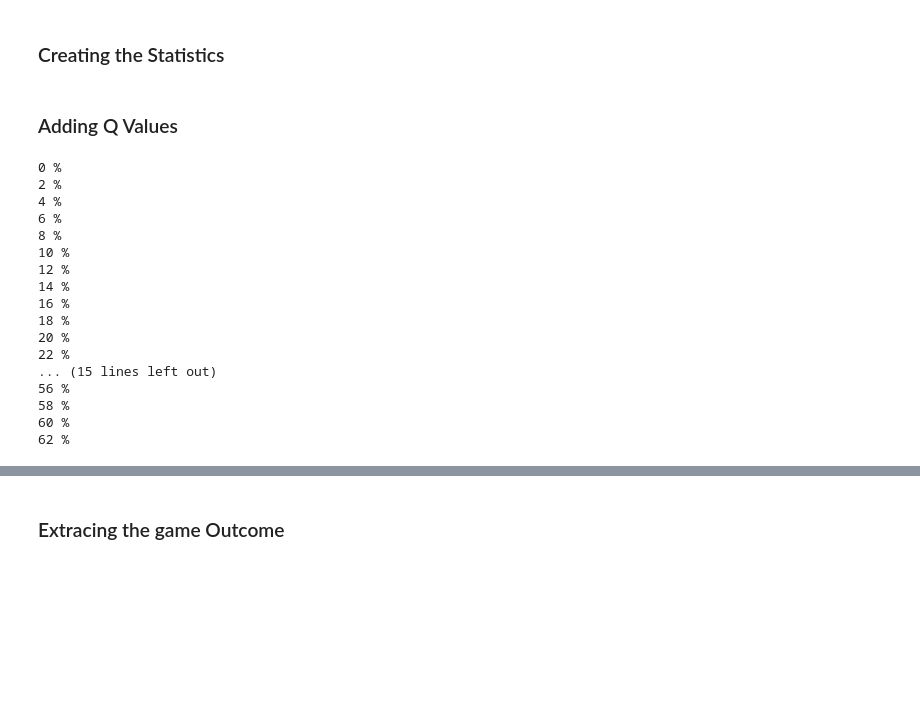
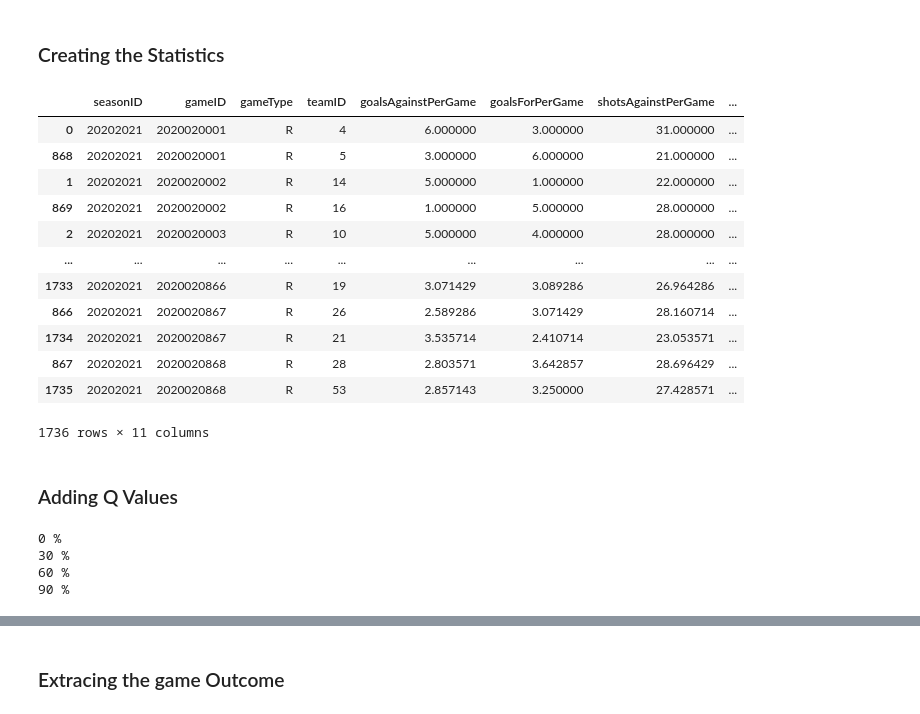
Before and after one commit to avickars/NHL-Database, a Jupyter notebook: Analysis/predicting_wins.ipynb, the cells around one changed output, grey strips where cells are left out. Cells and saved outputs as stored; diff of their text form; code cells hidden in the pictures; blank space fills up the shorter version.

Commit message:
completed ETL for game outcome prediction

```diff
--- a/Analysis/predicting_wins.ipynb
+++ b/Analysis/predicting_wins.ipynb
@@ -18,17 +18,17 @@ connection = conn.open()
 cursor = connection.cursor()
 # %%
 # Getting the live_feed data
-live_feed = pd.read_sql_query("select * from live_feed", connection)
+live_feed = pd.read_sql_query("select * from live_feed where gameID >= 2020020001", connection)
 # %%
 # Getting the seasons data
-seasons = pd.read_sql_query("select * from schedules", connection)
+seasons = pd.read_sql_query("select * from schedules where gameID >= 2020020001", connection)
 # %%
 # Filtering to regular seasons games and 20102011 onwards (when live data started)
 seasonsFiltered = seasons[seasons['seasonID'] >= 20102011]
 seasonsFiltered = seasonsFiltered[seasonsFiltered['gameType'] == 'R']
 # %%
 # Getting and filtering the raw data
-rawData = pd.merge(live_feed,seasons, how='right',on='gameID')
+rawData = pd.merge(live_feed,seasons, how='inner',on='gameID')
 rawData = rawData[rawData['seasonID'] >= 20102011]
 rawData = rawData[rawData['gameType'] == 'R']
 # %% [markdown]
@@ -139,6 +203,22 @@ statsComplete = stats.drop(['goalsFor',
                             'shotsForTotal',
                             'winLoss',
                             'winLossTotal'], axis=1)
+# %%
+statsComplete
+# %% [output]
+|  | seasonID | gameID | gameType | teamID | goalsAgainstPerGame | goalsForPerGame | shotsAgainstPerGame | ... |
+| 0 | 20202021 | 2020020001 | R | 4 | 6.000000 | 3.000000 | 31.000000 | ... |
+| 868 | 20202021 | 2020020001 | R | 5 | 3.000000 | 6.000000 | 21.000000 | ... |
+| 1 | 20202021 | 2020020002 | R | 14 | 5.000000 | 1.000000 | 22.000000 | ... |
+| 869 | 20202021 | 2020020002 | R | 16 | 1.000000 | 5.000000 | 28.000000 | ... |
+| 2 | 20202021 | 2020020003 | R | 10 | 5.000000 | 4.000000 | 28.000000 | ... |
+| ... | ... | ... | ... | ... | ... | ... | ... | ... |
+| 1733 | 20202021 | 2020020866 | R | 19 | 3.071429 | 3.089286 | 26.964286 | ... |
+| 866 | 20202021 | 2020020867 | R | 26 | 2.589286 | 3.071429 | 28.160714 | ... |
+| 1734 | 20202021 | 2020020867 | R | 21 | 3.535714 | 2.410714 | 23.053571 | ... |
+| 867 | 20202021 | 2020020868 | R | 28 | 2.803571 | 3.642857 | 28.696429 | ... |
+| 1735 | 20202021 | 2020020868 | R | 53 | 2.857143 | 3.250000 | 27.428571 | ... |
+1736 rows × 11 columns
 # %% [markdown]
 ### Adding Q Values
 # %%
@@ -163,22 +243,9 @@ for index, row in boxscores.iterrows():
         previousGame.append(max(preGame))
 # %% [output]
 0 %
-2 %
-4 %
-6 %
-8 %
-10 %
-12 %
-14 %
-16 %
-18 %
-20 %
-22 %
-... (15 lines left out)
-56 %
-58 %
+30 %
 60 %
-62 %
+90 %
 # %%
 seasonsList = seasonsFiltered['seasonID'].unique()
 previousSeasons = []
```
Also changed, not shown: parts of 8 cells of this notebook, 16 other files.
